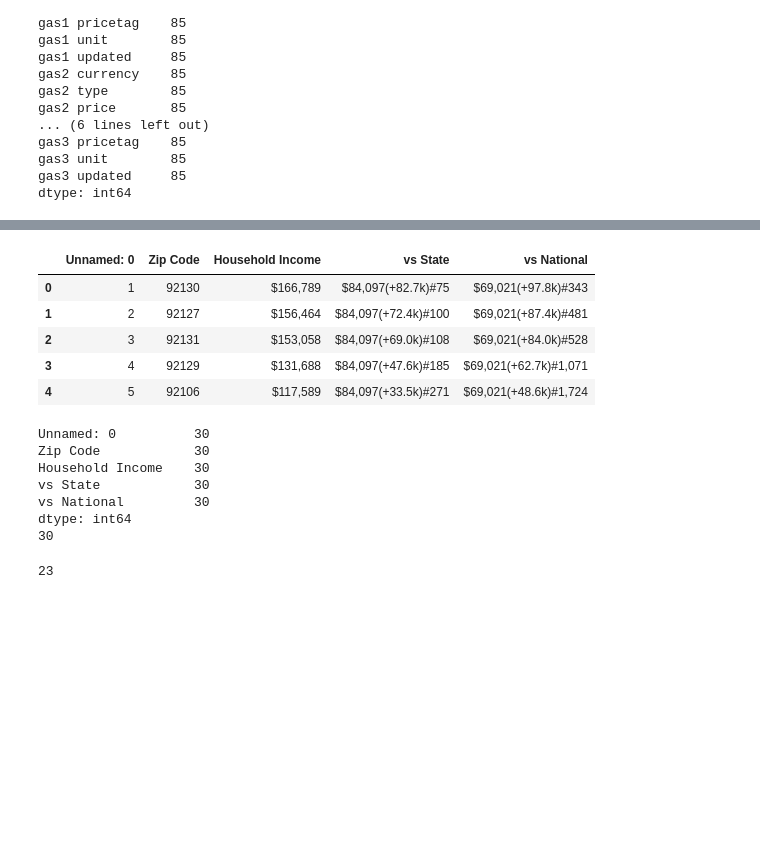
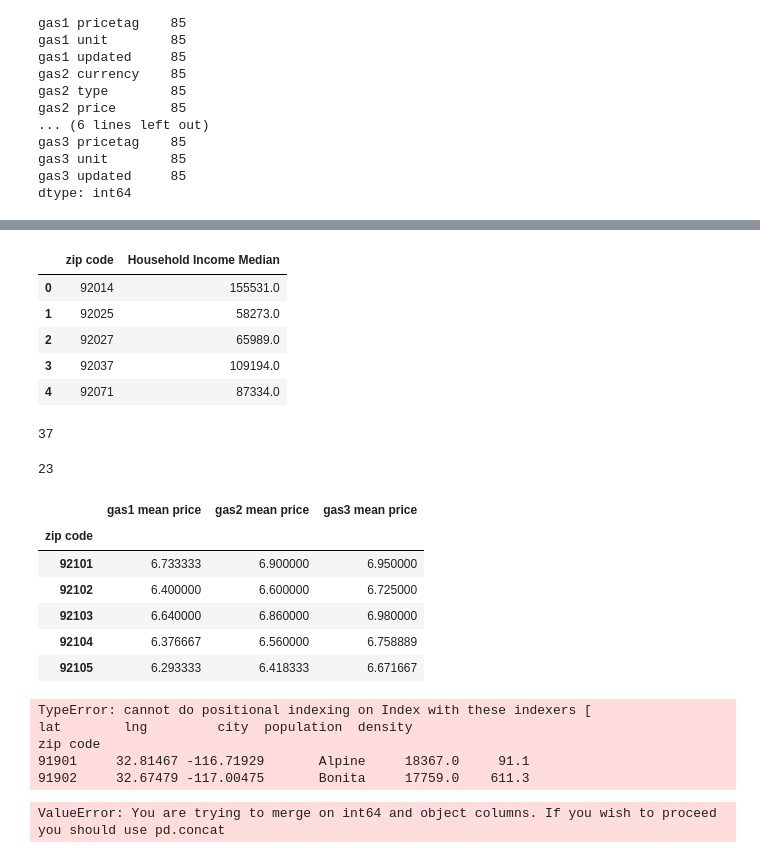
Before and after one commit to Lilnessa/Project1, a Jupyter notebook: gas_prices_zip_code.ipynb, the cells around one changed output, grey strips where cells are left out. Saved outputs shown, nothing was run; the diff lists cells and outputs as text; code cells hidden in the pictures; blank space fills up the shorter version.

```diff
--- a/gas_prices_zip_code.ipynb
+++ b/gas_prices_zip_code.ipynb
@@ -141,27 +168,21 @@ dtype: int64
 # %%
-# Read in CSV
-SD_median_income = pd.read_csv("Resources/Highest_Median_Income_SD_by_zip.csv")
+# Read in CSV and clean data
+SD_median_income = pd.read_csv("Resources/Household Income Median.csv")
+SD_median_income = SD_median_income.rename(columns={'Zip':'zip code'})
+SD_median_income = SD_median_income.dropna()
 SD_median_income.head()
 # %% [output]
-|  | Unnamed: 0 | Zip Code | Household Income | vs State | vs National |
-| 0 | 1 | 92130 | $166,789 | $84,097(+82.7k)#75 | $69,021(+97.8k)#343 |
-| 1 | 2 | 92127 | $156,464 | $84,097(+72.4k)#100 | $69,021(+87.4k)#481 |
-| 2 | 3 | 92131 | $153,058 | $84,097(+69.0k)#108 | $69,021(+84.0k)#528 |
-| 3 | 4 | 92129 | $131,688 | $84,097(+47.6k)#185 | $69,021(+62.7k)#1,071 |
-| 4 | 5 | 92106 | $117,589 | $84,097(+33.5k)#271 | $69,021(+48.6k)#1,724 |
+|  | zip code | Household Income Median |
+| 0 | 92014 | 155531.0 |
+| 1 | 92025 | 58273.0 |
+| 2 | 92027 | 65989.0 |
+| 3 | 92037 | 109194.0 |
+| 4 | 92071 | 87334.0 |
 # %%
-# Check to make sure there is no missing data in income date
-print(SD_median_income.count())
-# Find unique number of zipcodes in the income dataset
-print(SD_median_income['Zip Code'].unique().size)
+# Find unique number of zipcodes in income dataset
+SD_median_income['zip code'].unique().size
 # %% [output]
-Unnamed: 0          30
-Zip Code            30
-Household Income    30
-vs State            30
-vs National         30
-dtype: int64
-30
+37
 # %%
 # Find unique number of zipcodes in gas dataset
 extra_clean_gas['zip code'].unique().size
@@ -169,0 +196,37 @@ extra_clean_gas['zip code'].unique().size
+# %%
+# Create df with avg gas prices per zip
+gas_price_per_zip_avg = pd.DataFrame(
+    {
+        "gas1 mean price": averaged_gas1_prices,
+        "gas2 mean price": averaged_gas2_prices,
+        "gas3 mean price": averaged_gas3_prices,
+    }
+)
+gas_price_per_zip_avg.head()
+# %% [output]
+|  | gas1 mean price | gas2 mean price | gas3 mean price |
+| zip code |  |  |  |
+| 92101 | 6.733333 | 6.900000 | 6.950000 |
+| 92102 | 6.400000 | 6.600000 | 6.725000 |
+| 92103 | 6.640000 | 6.860000 | 6.980000 |
+| 92104 | 6.376667 | 6.560000 | 6.758889 |
+| 92105 | 6.293333 | 6.418333 | 6.671667 |
+# %%
+# Load in csv with lat, long, population, density
+zip_df = pd.read_csv("Resources/uszips.csv")
+sd_zip_df_unclean = zip_df.loc[zip_df["county_names_all"] == "San Diego", :]
+sd_zip_df_unclean = sd_zip_df_unclean.rename(columns={'zip':'zip code'})
+# Create df of only info we want
+sd_zip_df = sd_zip_df_unclean[['zip code', 'lat', 'lng', 'city', 'population', 'density']]
+sd_zip_df = pd.DataFrame(sd_zip_df)
+sd_zip_df = sd_zip_df.set_index('zip code')
+sd_zip_df.head(sd_zip_df)
+# %% [output]
+TypeError: cannot do positional indexing on Index with these indexers [               lat        lng         city  population  density
+zip code
+91901     32.81467 -116.71929       Alpine     18367.0     91.1
+91902     32.67479 -117.00475       Bonita     17759.0    611.3
+# %%
+merg_zip_data = pd.merge(sd_zip_df, gas_price_per_zip_avg, on='zip code')
+# %% [output]
+ValueError: You are trying to merge on int64 and object columns. If you wish to proceed you should use pd.concat
```
Also changed, not shown: parts of 7 cells of this notebook, 3 other files.
